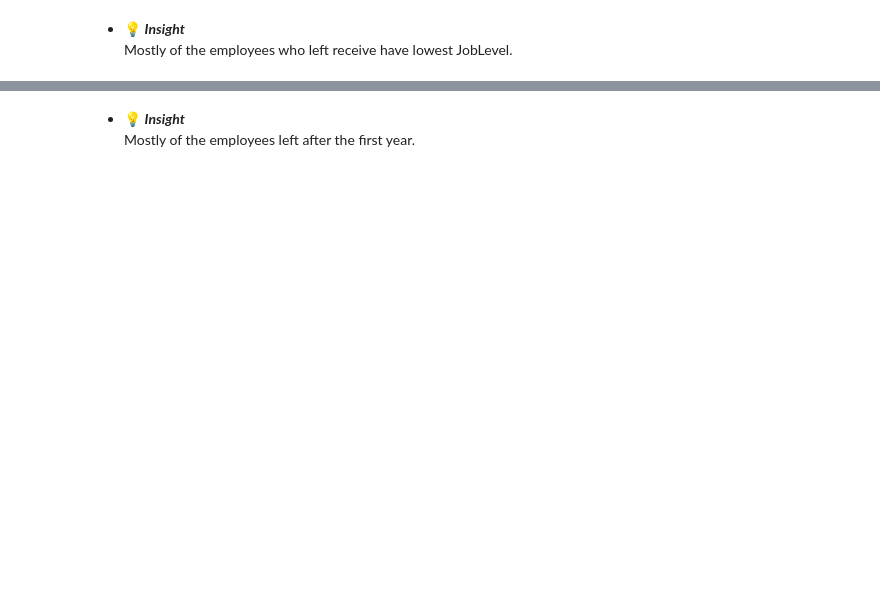
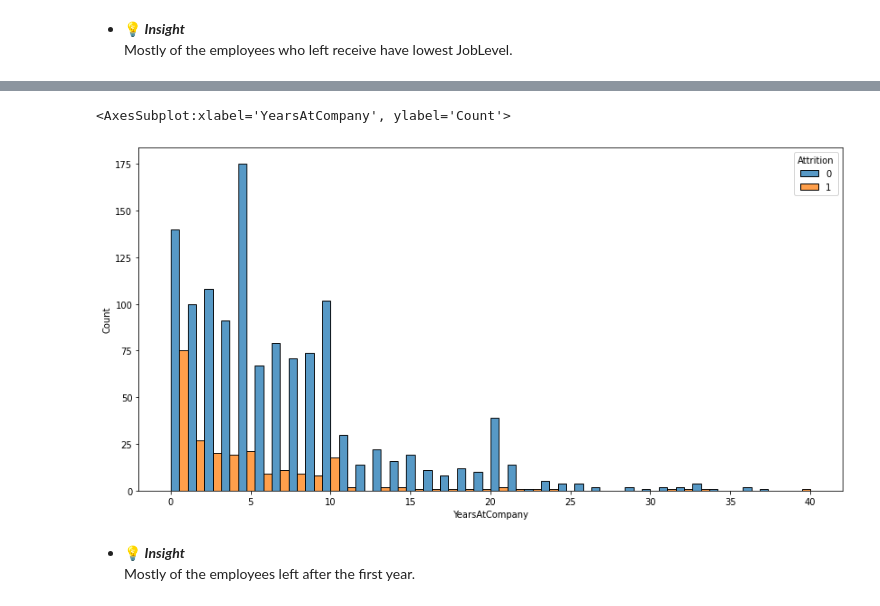
Before and after one commit to denisshiki/Human-Resources, a Jupyter notebook: human_resources.ipynb, the cells around one changed output, grey strips where cells are left out. Drawn from its saved outputs; the diff is of its cells as text; code cells hidden in the pictures; blank space fills up the shorter version.

```diff
--- a/human_resources.ipynb
+++ b/human_resources.ipynb
@@ -170,5 +173,6 @@ px.histogram(data, x ='JobLevel', color = 'Attrition', barmode = 'group')
  - 💡 ***Insight*** <br>
 Mostly of the employees who left receive have lowest JobLevel.
 # %%
-px.histogram(data, x ='YearsAtCompany', color = 'Attrition', barmode = 'group')
+plt.figure(figsize = (14,7))
+sns.histplot(data, x ='YearsAtCompany', hue = 'Attrition', multiple="dodge")
 # %% [output]
@@ -176,3 +179,5 @@ px.histogram(data, x ='YearsAtCompany', color = 'Attrition', barmode = 'group')
+<AxesSubplot:xlabel='YearsAtCompany', ylabel='Count'>
+[figure, added]
 # %% [markdown]
  - 💡 ***Insight*** <br>
 Mostly of the employees left after the first year.
```
Also changed, not shown: parts of 4 cells of this notebook.
